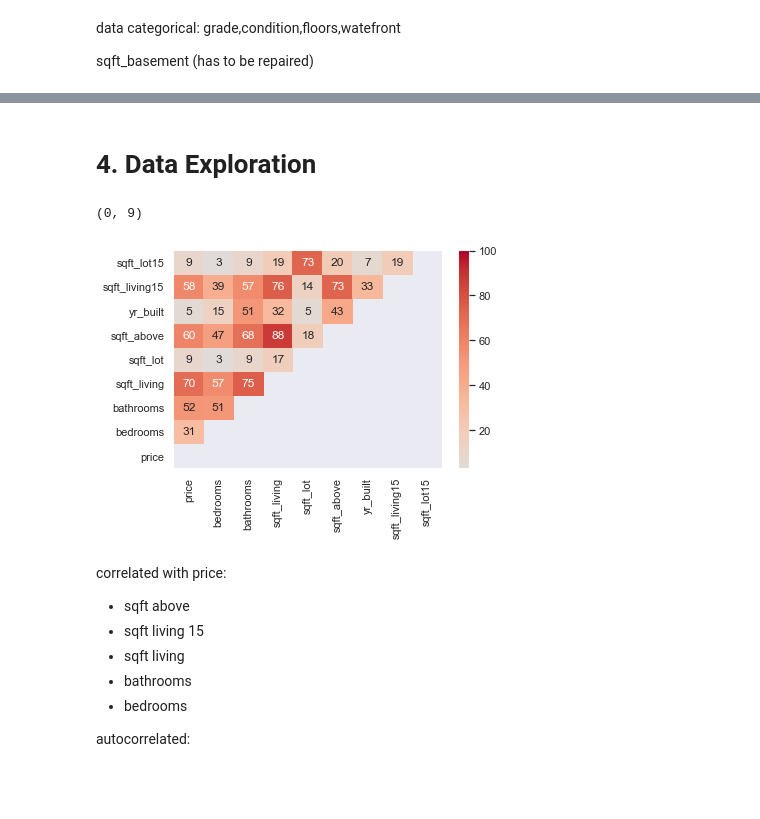
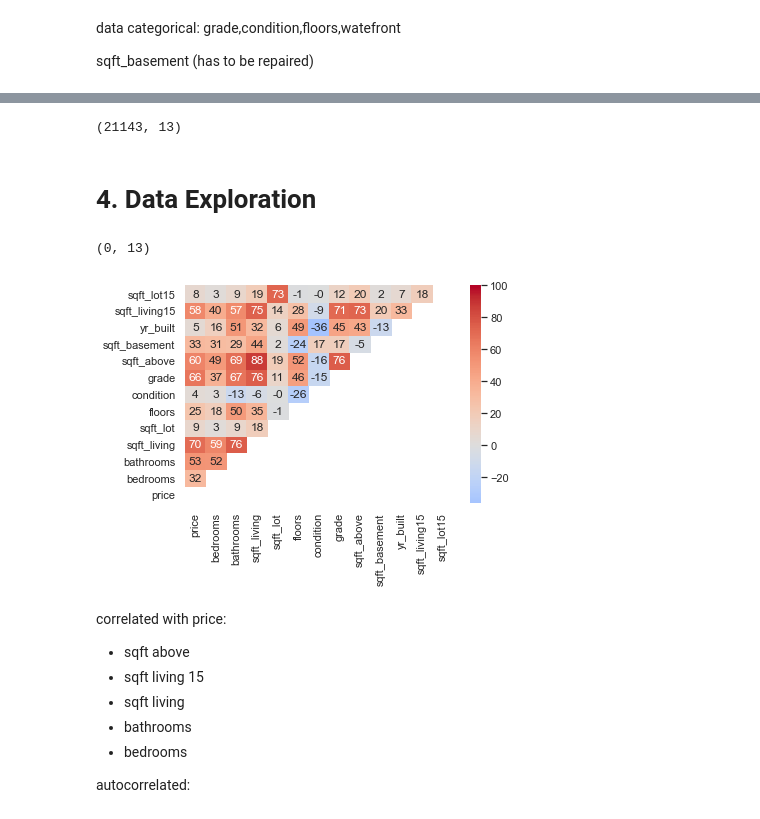
Before and after one commit to Karsten-Yan/200303_House_Prices_Project, a Jupyter notebook: 200303_Karsten_Yan_Project1.ipynb, the cells around one changed output, grey strips where cells are left out. Drawn from its saved outputs; the diff is of its cells as text; code cells hidden in the pictures; blank space fills up the shorter version.

```diff
--- a/200303_Karsten_Yan_Project1.ipynb
+++ b/200303_Karsten_Yan_Project1.ipynb
@@ -59,7 +72,7 @@ What to maybe ignore:
 * view(has been viewed?)
 * year renovated (many missing)
 # %%
-df_clean = df.drop(["id","date","lat","long","zipcode","view", "yr_renovated"], axis = 1)
+df_clean = df.drop(["id","date","lat","long","zipcode","view", "yr_renovated", "waterfront"], axis = 1)
 # %%
 df_clean.head()
 # %% [output]
@@ -96,0 +107,3 @@ df_wo_cat = df_clean.drop(["grade","condition","floors","waterfront", "sqft_base
+# %%
+df_clean['sqft_basement'] = pd.to_numeric(df_clean['sqft_basement'],errors='coerce')
+df_clean.info()
@@ -97,20 +129,26 @@ df_wo_cat = df_clean.drop(["grade","condition","floors","waterfront", "sqft_base
+# %%
+
+df_clean=df_clean.dropna()
+df_clean.shape
+# %% [output]
+(21143, 13)
 # %%
-y = df_wo_cat.price
-X_train, X_test, y_train, y_test = train_test_split(df_wo_cat, y, test_size=0.2)
+y = df_clean.price
+X_train, X_test, y_train, y_test = train_test_split(df_clean, y, test_size=0.2)
 # %% [markdown]
 # 4. Data Exploration
 # %%
 mask = np.triu(X_train.corr())
 ax = sns.heatmap(round(X_train.corr()*100)
                  ,annot=True
                  ,mask=mask
                  ,cmap='coolwarm'
                  ,center=0)
-ax.set_ylim((0,9))
-ax.set_xlim((0,9))
+ax.set_ylim((0,13))
+ax.set_xlim((0,13))
 # %% [output]
-(0, 9)
+(0, 13)
-[figure, old version]
+[figure, new version]
 # %% [markdown]
 correlated with price:
 * sqft above
```
Also changed, not shown: parts of 18 cells of this notebook.
